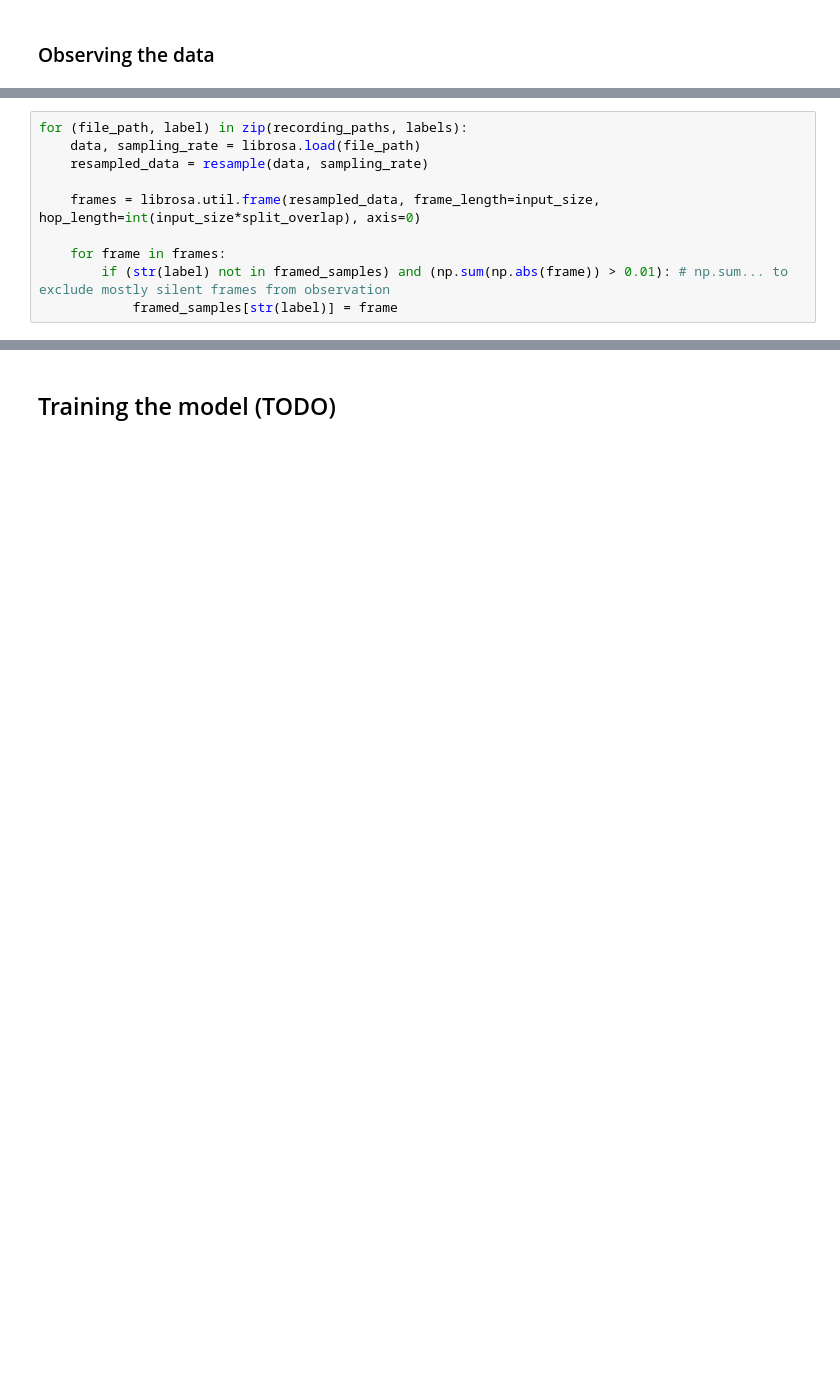
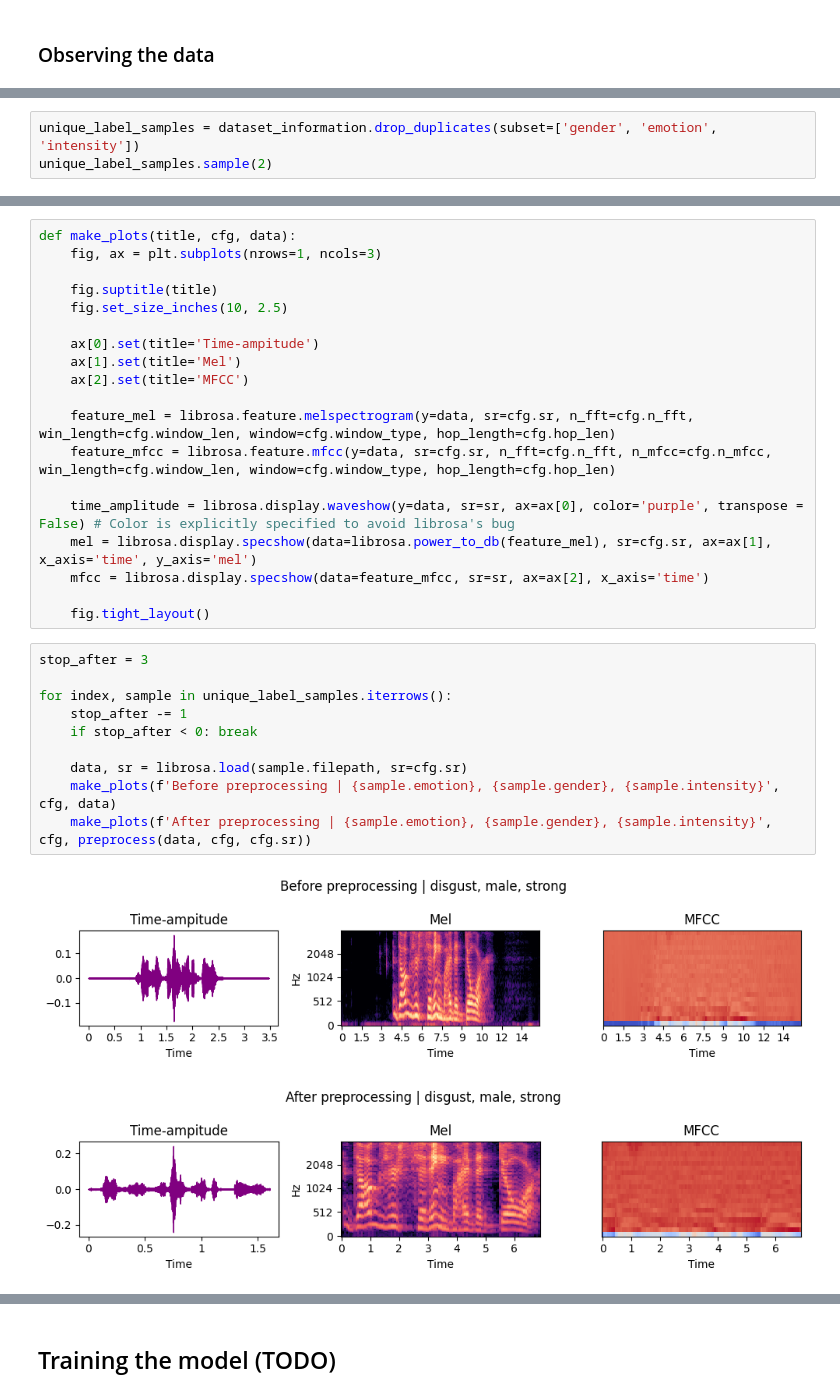
Before and after one commit to gitmaxlla/emvoia, a Jupyter notebook: research/main.ipynb, the cells around one changed output, grey strips where cells are left out. Drawn from its saved outputs; the diff is of its cells as text; blank space fills up the shorter version.

```diff
--- a/research/main.ipynb
+++ b/research/main.ipynb
@@ -140,10 +161,0 @@ framed_samples = {} # Contains one frame for each comnbination of labels to obse
-# %%
-for (file_path, label) in zip(recording_paths, labels):
-    data, sampling_rate = librosa.load(file_path)
-    resampled_data = resample(data, sampling_rate)
-
-    frames = librosa.util.frame(resampled_data, frame_length=input_size, hop_length=int(input_size*split_overlap), axis=0)
-
-    for frame in frames:
-        if (str(label) not in framed_samples) and (np.sum(np.abs(frame)) > 0.01): # np.sum... to exclude mostly silent frames from observation
-            framed_samples[str(label)] = frame
@@ -205,0 +162,3 @@ This includes loading the audio data, resampling, framing etc.
+# %%
+unique_label_samples = dataset_information.drop_duplicates(subset=['gender', 'emotion', 'intensity'])
+unique_label_samples.sample(2)
@@ -205,0 +169,32 @@ This includes loading the audio data, resampling, framing etc.
+# %%
+def make_plots(title, cfg, data):
+    fig, ax = plt.subplots(nrows=1, ncols=3)
+
+    fig.suptitle(title)
+    fig.set_size_inches(10, 2.5)
+
+    ax[0].set(title='Time-ampitude')
+    ax[1].set(title='Mel')
+    ax[2].set(title='MFCC')
+
+    feature_mel = librosa.feature.melspectrogram(y=data, sr=cfg.sr, n_fft=cfg.n_fft, win_length=cfg.window_len, window=cfg.window_type, hop_length=cfg.hop_len)
+    feature_mfcc = librosa.feature.mfcc(y=data, sr=cfg.sr, n_fft=cfg.n_fft, n_mfcc=cfg.n_mfcc, win_length=cfg.window_len, window=cfg.window_type, hop_length=cfg.hop_len)
+
+    time_amplitude = librosa.display.waveshow(y=data, sr=sr, ax=ax[0], color='purple', transpose = False) # Color is explicitly specified to avoid librosa's bug
+    mel = librosa.display.specshow(data=librosa.power_to_db(feature_mel), sr=cfg.sr, ax=ax[1], x_axis='time', y_axis='mel')
+    mfcc = librosa.display.specshow(data=feature_mfcc, sr=sr, ax=ax[2], x_axis='time')
+
+    fig.tight_layout()
+# %%
+stop_after = 3
+
+for index, sample in unique_label_samples.iterrows():
+    stop_after -= 1
+    if stop_after < 0: break
+
+    data, sr = librosa.load(sample.filepath, sr=cfg.sr)
+    make_plots(f'Before preprocessing | {sample.emotion}, {sample.gender}, {sample.intensity}', cfg, data)
+    make_plots(f'After preprocessing | {sample.emotion}, {sample.gender}, {sample.intensity}', cfg, preprocess(data, cfg, cfg.sr))
+# %% [output]
+[figure, added]
+[figure, added]
```
Also changed, not shown: parts of 86 cells of this notebook, 5 other files.
